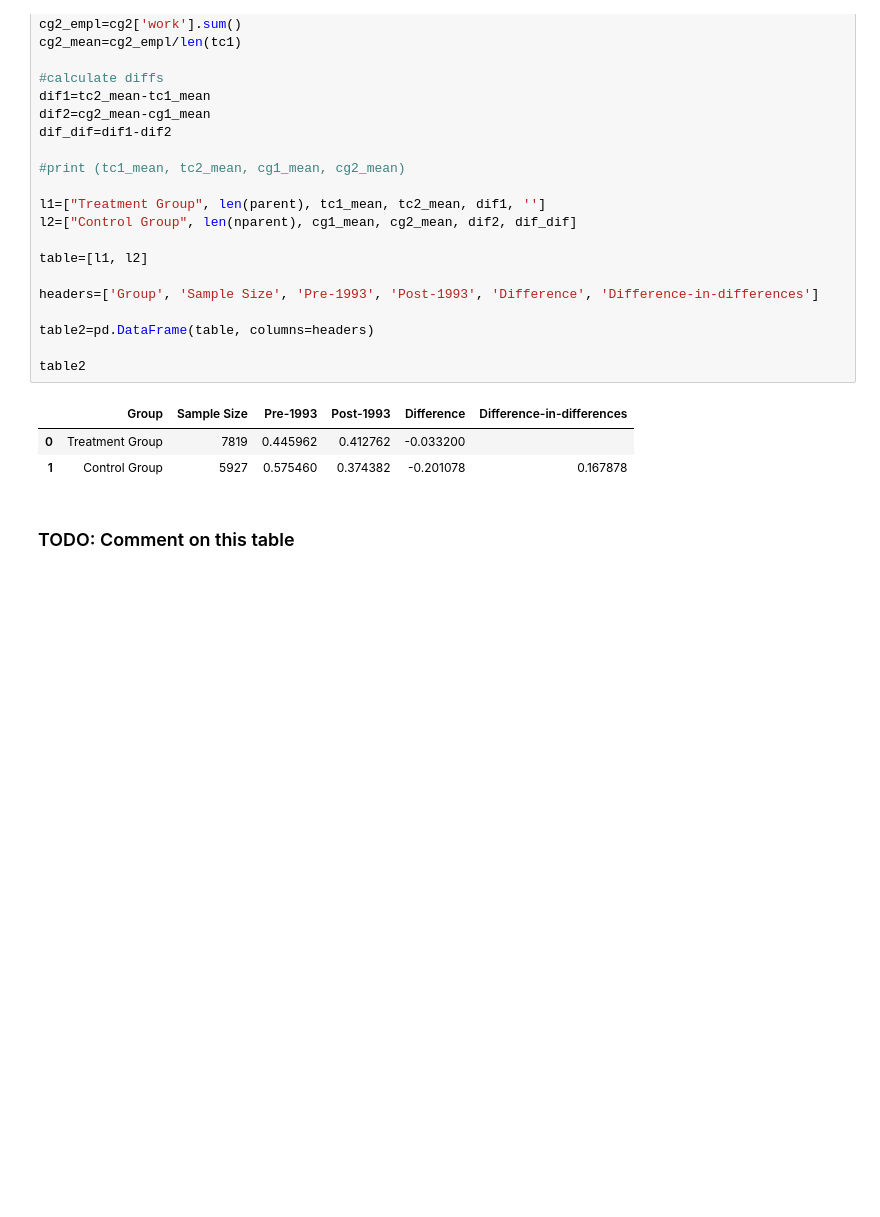
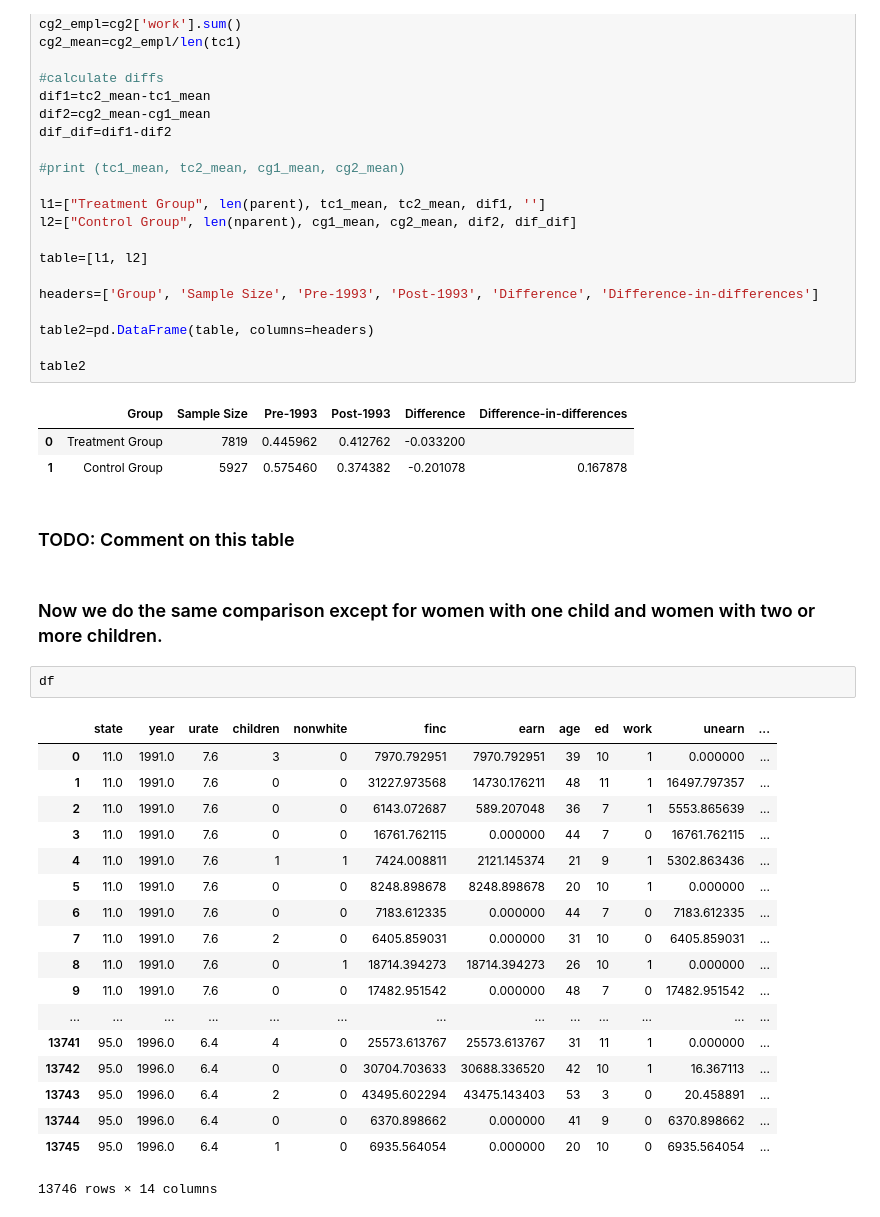
Before and after one commit to jjapp/appliedPublicEcon, a Jupyter notebook: homework1/Homework1.ipynb, the cells around one changed output. Cells and saved outputs as stored; diff of their text form; blank space fills up the shorter version.

```diff
--- a/homework1/Homework1.ipynb
+++ b/homework1/Homework1.ipynb
@@ -165,3 +164,26 @@ table2
 | 1 | Control Group | 5927 | 0.575460 | 0.374382 | -0.201078 | 0.167878 |
 # %% [markdown]
 ### TODO:  Comment on this table
+# %% [markdown]
+### Now we do the same comparison except for women with one child and women with two or more children.
+# %%
+df
+# %% [output]
+|  | state | year | urate | children | nonwhite | finc | earn | age | ed | work | unearn | ... |
+| 0 | 11.0 | 1991.0 | 7.6 | 3 | 0 | 7970.792951 | 7970.792951 | 39 | 10 | 1 | 0.000000 | ... |
+| 1 | 11.0 | 1991.0 | 7.6 | 0 | 0 | 31227.973568 | 14730.176211 | 48 | 11 | 1 | 16497.797357 | ... |
+| 2 | 11.0 | 1991.0 | 7.6 | 0 | 0 | 6143.072687 | 589.207048 | 36 | 7 | 1 | 5553.865639 | ... |
+| 3 | 11.0 | 1991.0 | 7.6 | 0 | 0 | 16761.762115 | 0.000000 | 44 | 7 | 0 | 16761.762115 | ... |
+| 4 | 11.0 | 1991.0 | 7.6 | 1 | 1 | 7424.008811 | 2121.145374 | 21 | 9 | 1 | 5302.863436 | ... |
+| 5 | 11.0 | 1991.0 | 7.6 | 0 | 0 | 8248.898678 | 8248.898678 | 20 | 10 | 1 | 0.000000 | ... |
+| 6 | 11.0 | 1991.0 | 7.6 | 0 | 0 | 7183.612335 | 0.000000 | 44 | 7 | 0 | 7183.612335 | ... |
+| 7 | 11.0 | 1991.0 | 7.6 | 2 | 0 | 6405.859031 | 0.000000 | 31 | 10 | 0 | 6405.859031 | ... |
+| 8 | 11.0 | 1991.0 | 7.6 | 0 | 1 | 18714.394273 | 18714.394273 | 26 | 10 | 1 | 0.000000 | ... |
+| 9 | 11.0 | 1991.0 | 7.6 | 0 | 0 | 17482.951542 | 0.000000 | 48 | 7 | 0 | 17482.951542 | ... |
+| ... | ... | ... | ... | ... | ... | ... | ... | ... | ... | ... | ... | ... |
+| 13741 | 95.0 | 1996.0 | 6.4 | 4 | 0 | 25573.613767 | 25573.613767 | 31 | 11 | 1 | 0.000000 | ... |
+| 13742 | 95.0 | 1996.0 | 6.4 | 0 | 0 | 30704.703633 | 30688.336520 | 42 | 10 | 1 | 16.367113 | ... |
+| 13743 | 95.0 | 1996.0 | 6.4 | 2 | 0 | 43495.602294 | 43475.143403 | 53 | 3 | 0 | 20.458891 | ... |
+| 13744 | 95.0 | 1996.0 | 6.4 | 0 | 0 | 6370.898662 | 0.000000 | 41 | 9 | 0 | 6370.898662 | ... |
+| 13745 | 95.0 | 1996.0 | 6.4 | 1 | 0 | 6935.564054 | 0.000000 | 20 | 10 | 0 | 6935.564054 | ... |
+13746 rows × 14 columns
```
Also changed, not shown: parts of 2 cells of this notebook.
